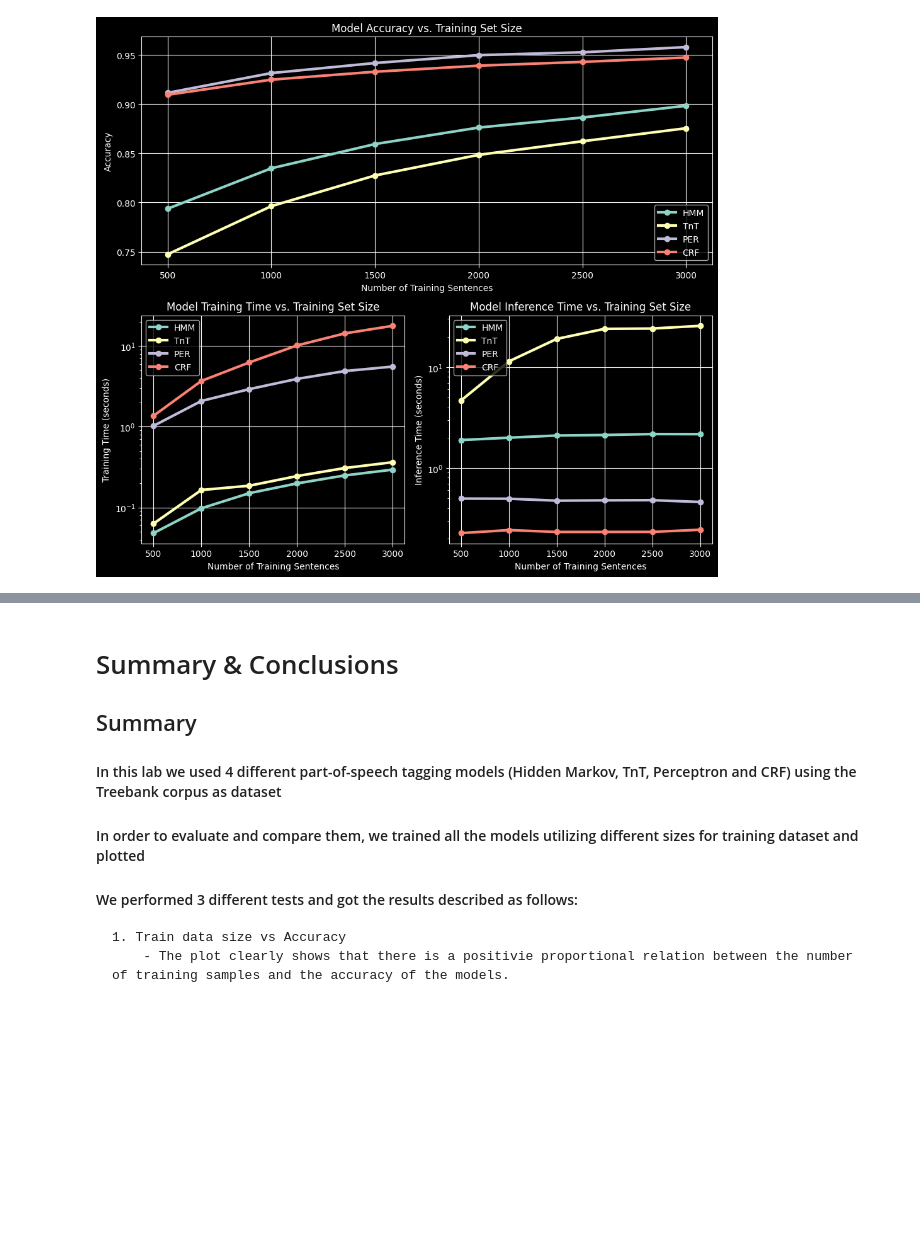
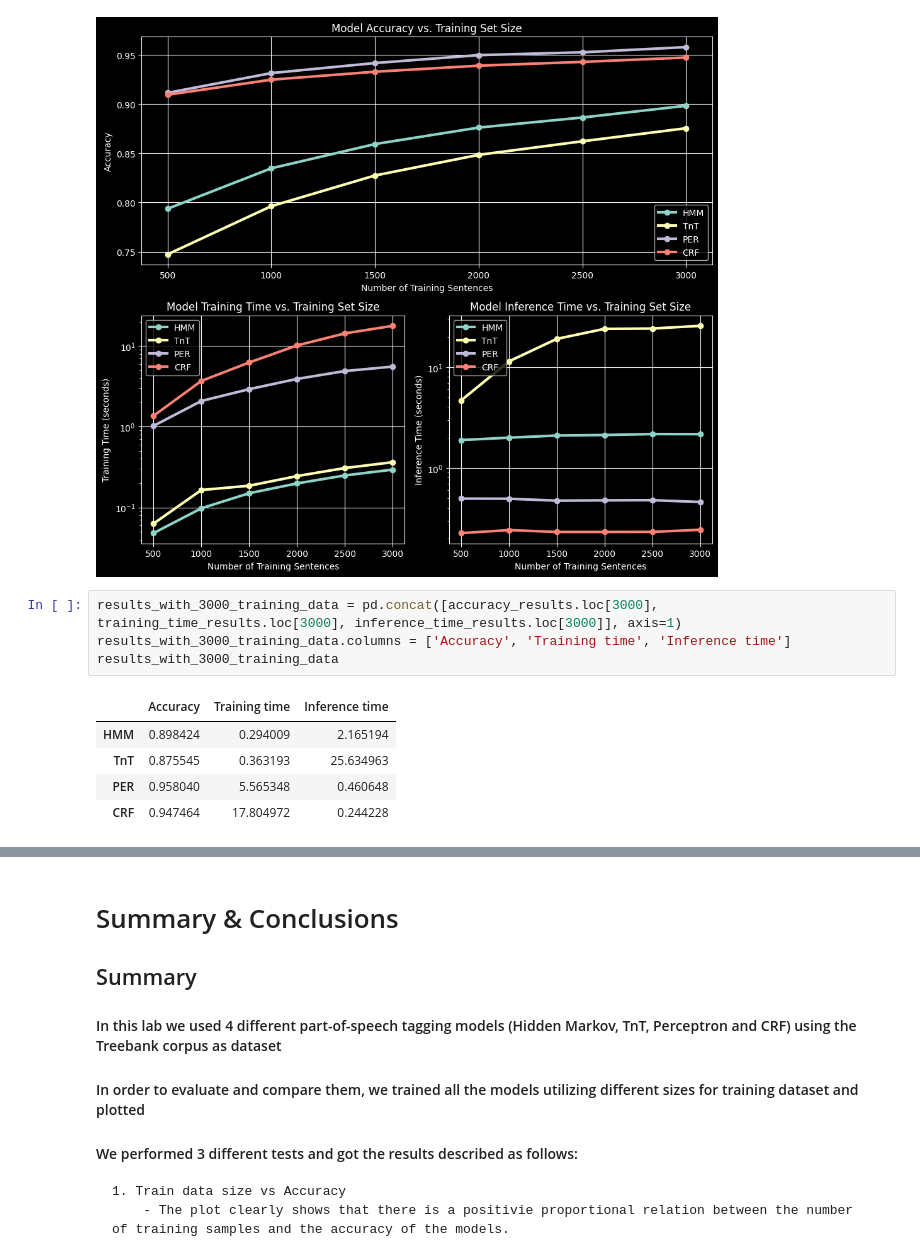
Before and after one commit to ZachParent/mai-intro-to-human-language-technologies, a Jupyter notebook: lab4/lab4.ipynb, the cells around one changed output, grey strips where cells are left out. Drawn from its saved outputs; the diff is of its cells as text; blank space fills up the shorter version.

Commit message:
add some comparative analysis for fully trained data

```diff
--- a/lab4/lab4.ipynb
+++ b/lab4/lab4.ipynb
@@ -254,3 +254,13 @@ plt.tight_layout()
 plt.show()
 # %% [output]
 [figure]
+# %%
+results_with_3000_training_data = pd.concat([accuracy_results.loc[3000], training_time_results.loc[3000], inference_time_results.loc[3000]], axis=1)
+results_with_3000_training_data.columns = ['Accuracy', 'Training time', 'Inference time']
+results_with_3000_training_data
+# %% [output]
+|  | Accuracy | Training time | Inference time |
+| HMM | 0.898424 | 0.294009 | 2.165194 |
+| TnT | 0.875545 | 0.363193 | 25.634963 |
+| PER | 0.958040 | 5.565348 | 0.460648 |
+| CRF | 0.947464 | 17.804972 | 0.244228 |
```
Also changed, not shown: parts of 2 cells of this notebook.
